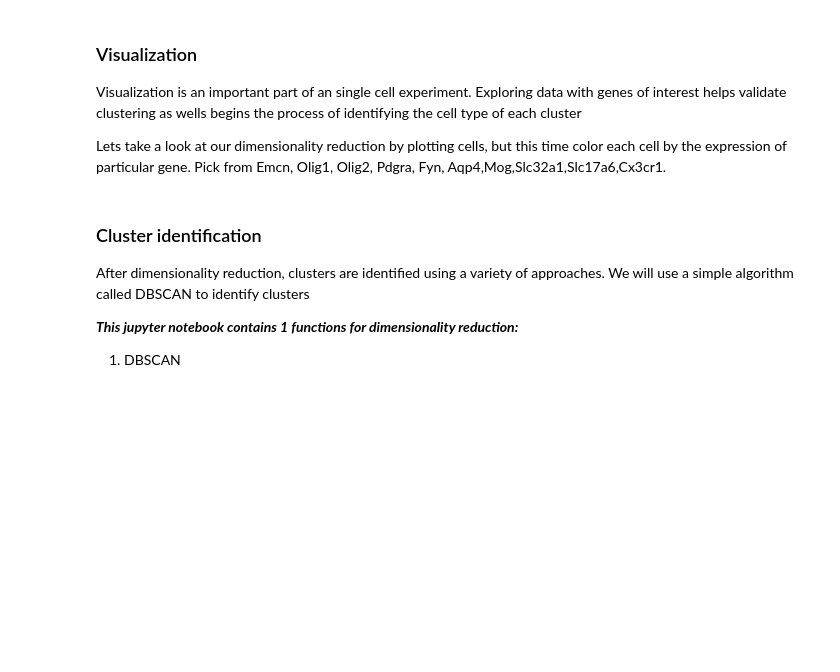
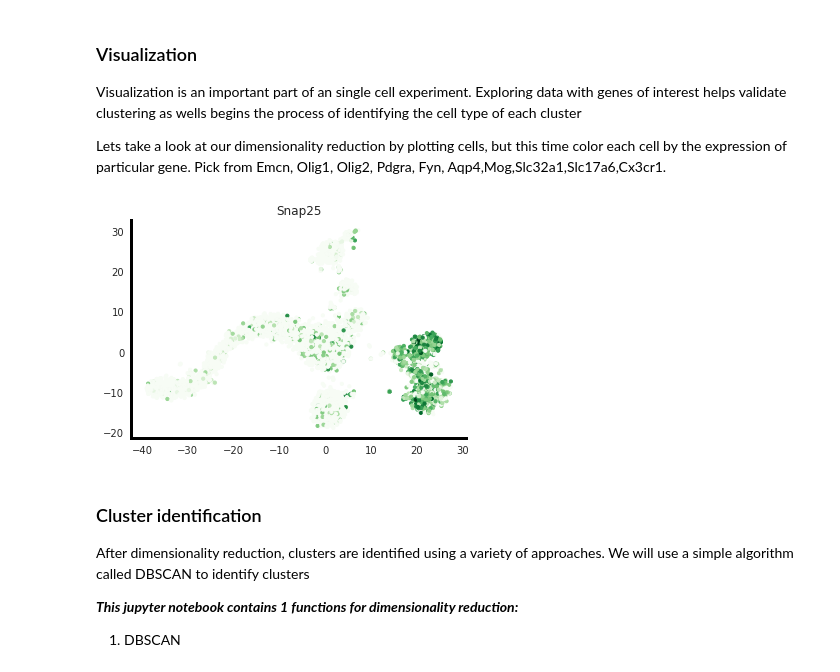
Before and after one commit to wflynny/JAX-NeuroGeneticsSClDataAnalysis, a Jupyter notebook: AnalysisNotebook.ipynb, the cells around one changed output. Saved outputs shown, nothing was run; the diff lists cells and outputs as text; code cells hidden in the pictures; blank space fills up the shorter version.

```diff
--- a/AnalysisNotebook.ipynb
+++ b/AnalysisNotebook.ipynb
@@ -323,7 +336,9 @@ Visualization is an important part of an single cell experiment. Exploring data
 
 Lets take a look at our dimensionality reduction by plotting cells, but this time color each cell by the expression of particular gene. Pick from Emcn, Olig1, Olig2, Pdgra, Fyn, Aqp4,Mog,Slc32a1,Slc17a6,Cx3cr1.
 # %%
-plotTSNE(cpt,tsnedata,'Gapdh',featuredata,'V1','V3')
+plotTSNE(cpt,tsnedata,'Snap25',featuredata,'V2','V3')
+# %% [output]
+[figure, added]
 # %% [markdown]
 ### Cluster identification
 After dimensionality reduction, clusters are identified using a variety of approaches. We will use a simple algorithm called DBSCAN to identify clusters
```
Also changed, not shown: parts of 6 cells of this notebook, 8 other files.
